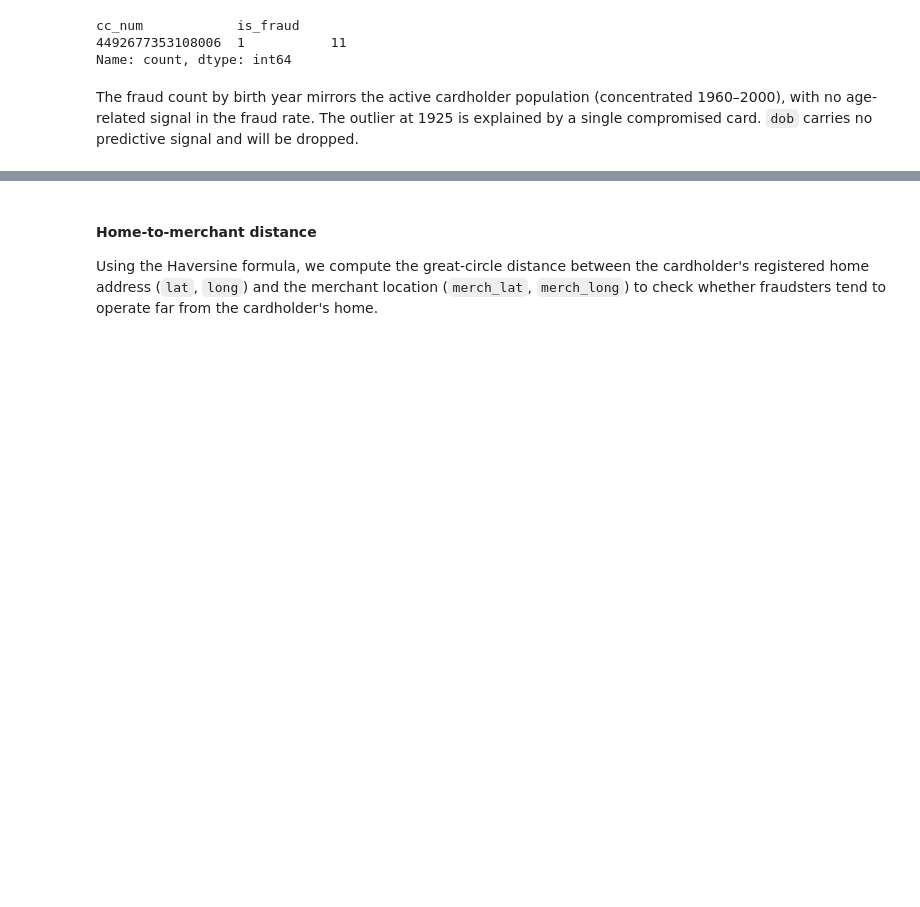
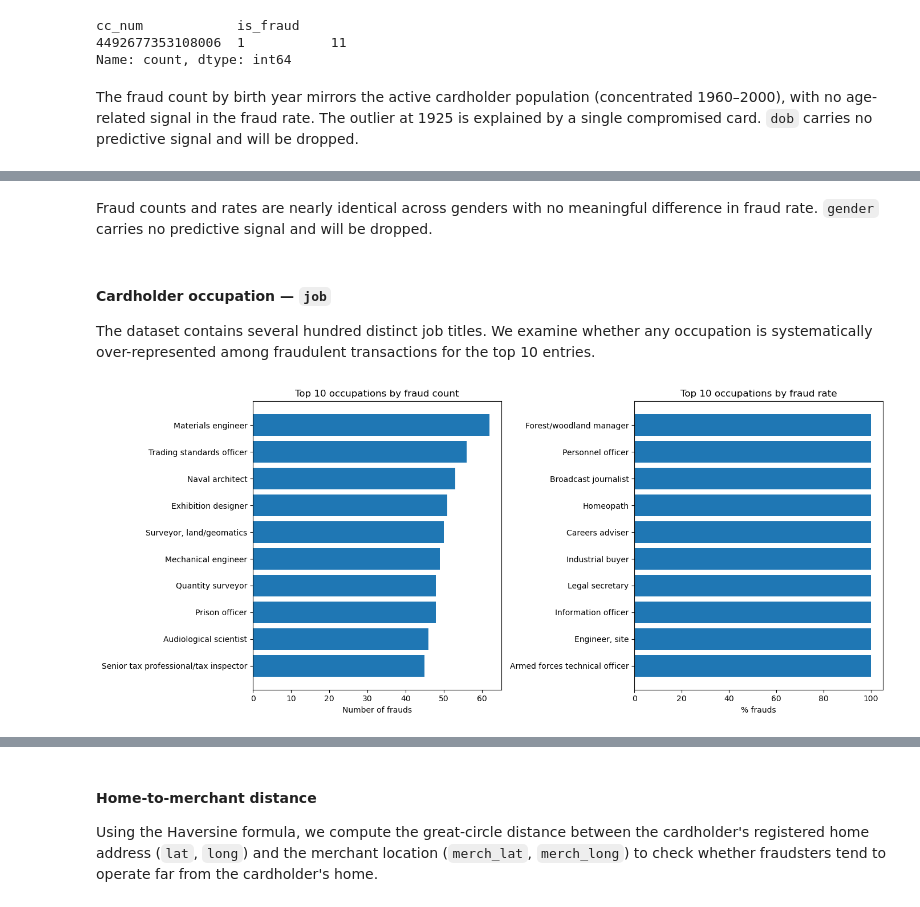
Before and after one commit to giorgiozoccatelli/Fraud-Detection, a Jupyter notebook: creditfraud.ipynb, the cells around one changed output, grey strips where cells are left out. Saved outputs shown, nothing was run; the diff lists cells and outputs as text; code cells hidden in the pictures; blank space fills up the shorter version.

```diff
--- a/creditfraud.ipynb
+++ b/creditfraud.ipynb
@@ -359,0 +385,28 @@ The fraud count by birth year mirrors the active cardholder population (concentr
+# %% [markdown]
+Fraud counts and rates are nearly identical across genders with no meaningful difference in fraud rate. `gender` carries no predictive signal and will be dropped.
+# %% [markdown]
+#### Cardholder occupation — `job`
+
+The dataset contains several hundred distinct job titles. We examine whether any occupation is systematically over-represented among fraudulent transactions for the top 10 entries.
+# %%
+trans_job = df["job"].value_counts()
+fraud_job = df[df["is_fraud"] == 1]["job"].value_counts()
+perc_frauds_job = (fraud_job / trans_job * 100).dropna()
+
+top_n = 10
+fig, ax = plt.subplots(ncols=2, figsize=(14, 6))
+
+fraud_top = fraud_job.head(top_n).sort_values()
+ax[0].barh(fraud_top.index, fraud_top.values)
+ax[0].set_xlabel("Number of frauds")
+ax[0].set_title(f"Top {top_n} occupations by fraud count")
+
+perc_top = perc_frauds_job.sort_values(ascending=False).head(top_n).sort_values()
+ax[1].barh(perc_top.index, perc_top.values)
+ax[1].set_xlabel("% frauds")
+ax[1].set_title(f"Top {top_n} occupations by fraud rate")
+
+plt.tight_layout()
+plt.show()
+# %% [output]
+[figure, added]
```
Also changed, not shown: parts of 10 cells of this notebook.
